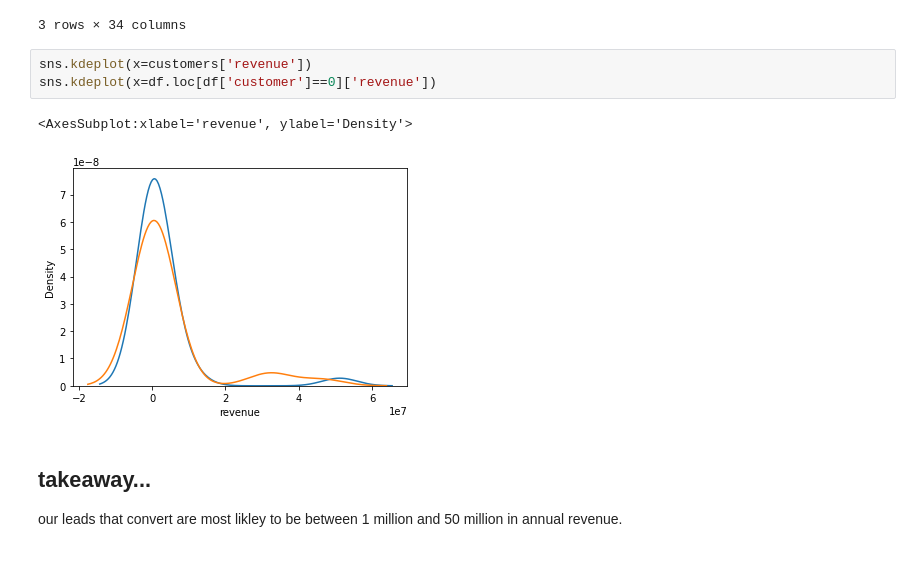
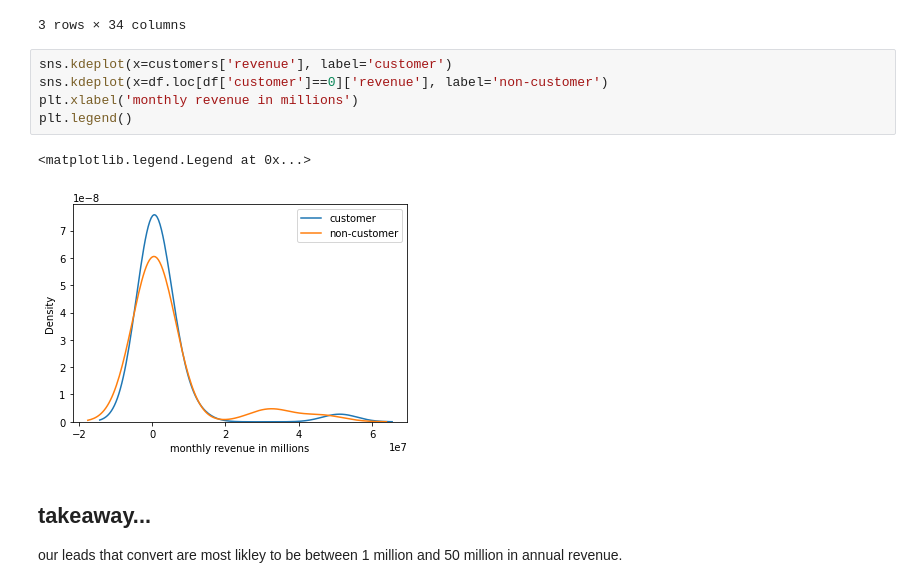
Before and after one commit to spe301/Sales-Scientist, a Jupyter notebook: EDA.ipynb, the cells around one changed output. Drawn from its saved outputs; the diff is of its cells as text.

```diff
--- a/EDA.ipynb
+++ b/EDA.ipynb
@@ -204,11 +218,13 @@ customers.loc[customers['revenue']>=4600000]
 | 24 | gatestonebpo.com | NaN | 1 | finance | consulting | NaN | 2558334 | 0 | 51166667 | 0.103704 | ... |
 3 rows × 34 columns
 # %%
-sns.kdeplot(x=customers['revenue'])
-sns.kdeplot(x=df.loc[df['customer']==0]['revenue'])
+sns.kdeplot(x=customers['revenue'], label='customer')
+sns.kdeplot(x=df.loc[df['customer']==0]['revenue'], label='non-customer')
+plt.xlabel('monthly revenue in millions')
+plt.legend()
 # %% [output]
-<AxesSubplot:xlabel='revenue', ylabel='Density'>
+<matplotlib.legend.Legend at 0x...>
-[figure, old version]
+[figure, new version]
 # %% [markdown]
 ## takeaway...
 
```
Also changed, not shown: parts of 47 cells of this notebook.
